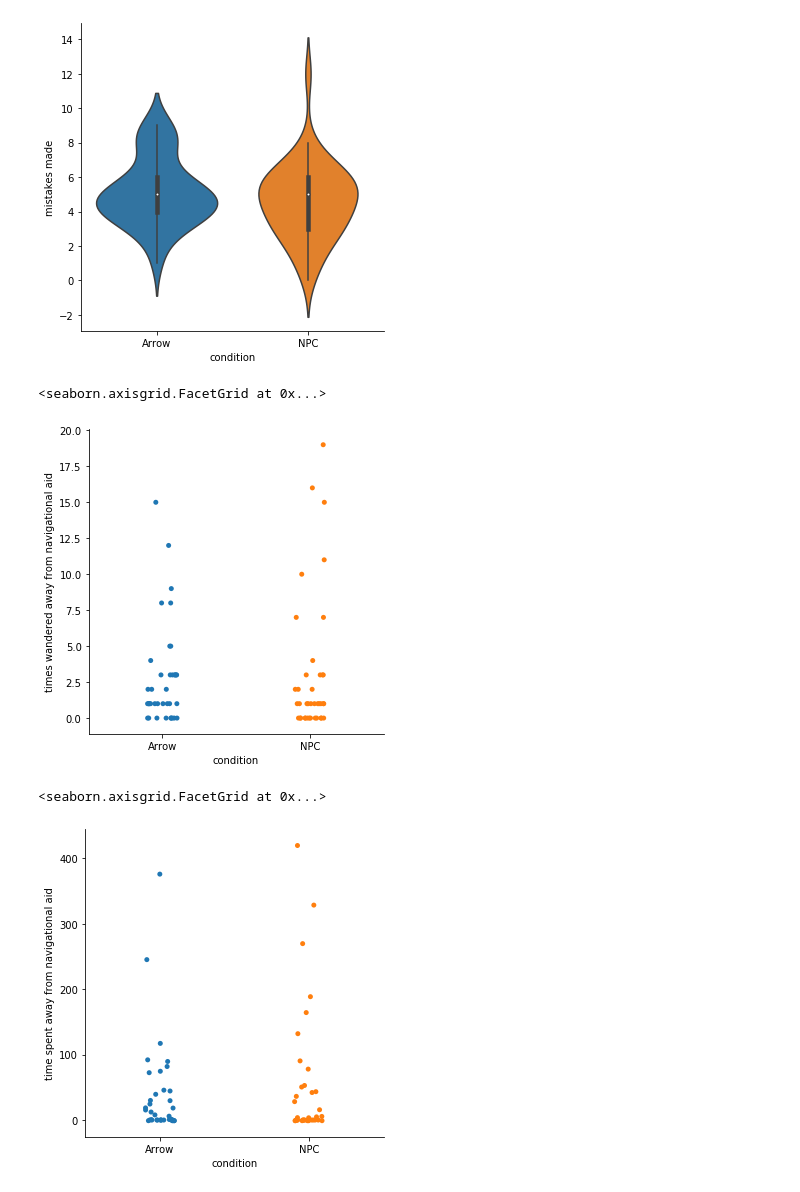
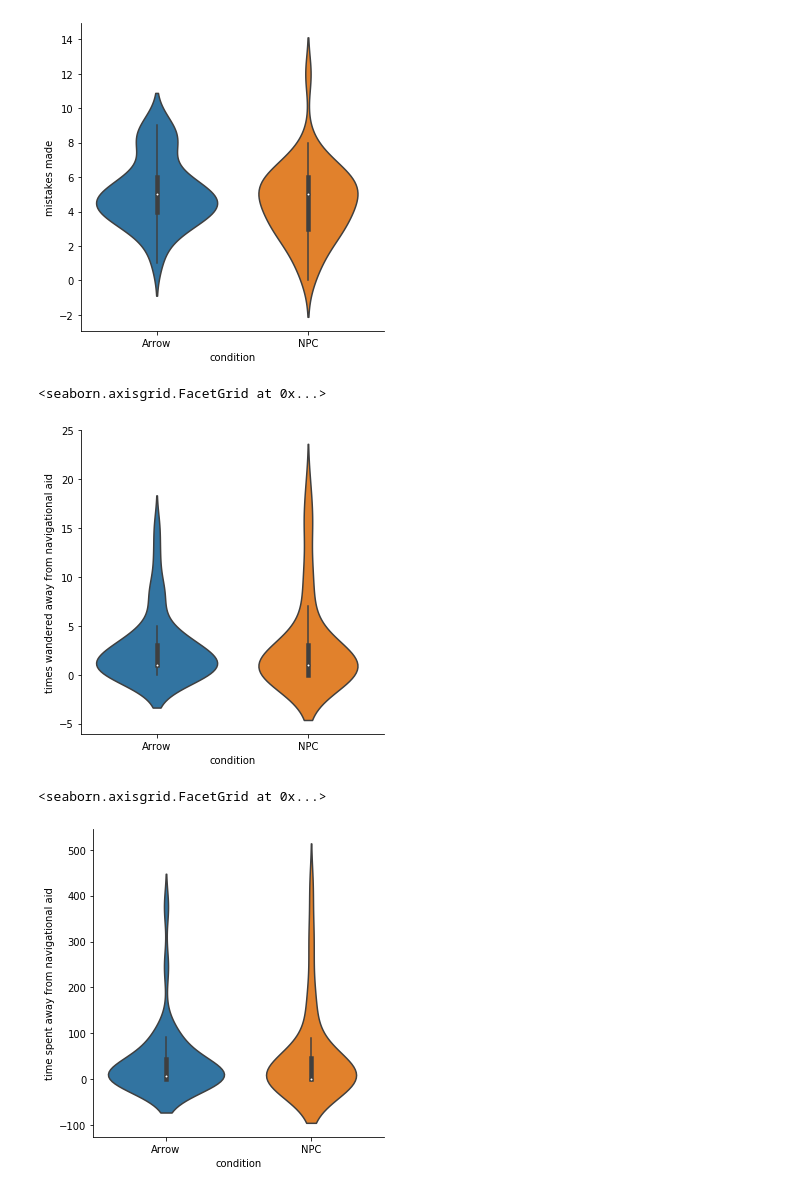
Before and after one commit to latedude2/P5-data-analysis, a Jupyter notebook: P5_result_analysis.ipynb, the cells around one changed output. Cells and saved outputs as stored; diff of their text form; code cells hidden in the pictures.

```diff
--- a/P5_result_analysis.ipynb
+++ b/P5_result_analysis.ipynb
@@ -452,12 +447,12 @@ sns.catplot(x = 'condition', y = "mistakes made", kind = "violin", data = data)
 <seaborn.axisgrid.FacetGrid at 0x...>
 [figure]
 # %%
-sns.catplot(x = 'condition', y = "times wandered away from navigational aid", kind = "strip", data = data)
+sns.catplot(x = 'condition', y = "times wandered away from navigational aid", kind = "violin", data = data)
 # %% [output]
 <seaborn.axisgrid.FacetGrid at 0x...>
-[figure, old version]
+[figure, new version]
 # %%
-sns.catplot(x = 'condition', y = "time spent away from navigational aid", kind = "strip", data = data)
+sns.catplot(x = 'condition', y = "time spent away from navigational aid", kind = "violin", data = data)
 # %% [output]
 <seaborn.axisgrid.FacetGrid at 0x...>
-[figure, old version]
+[figure, new version]
```
Also changed, not shown: parts of 24 cells of this notebook, 2 other files.
